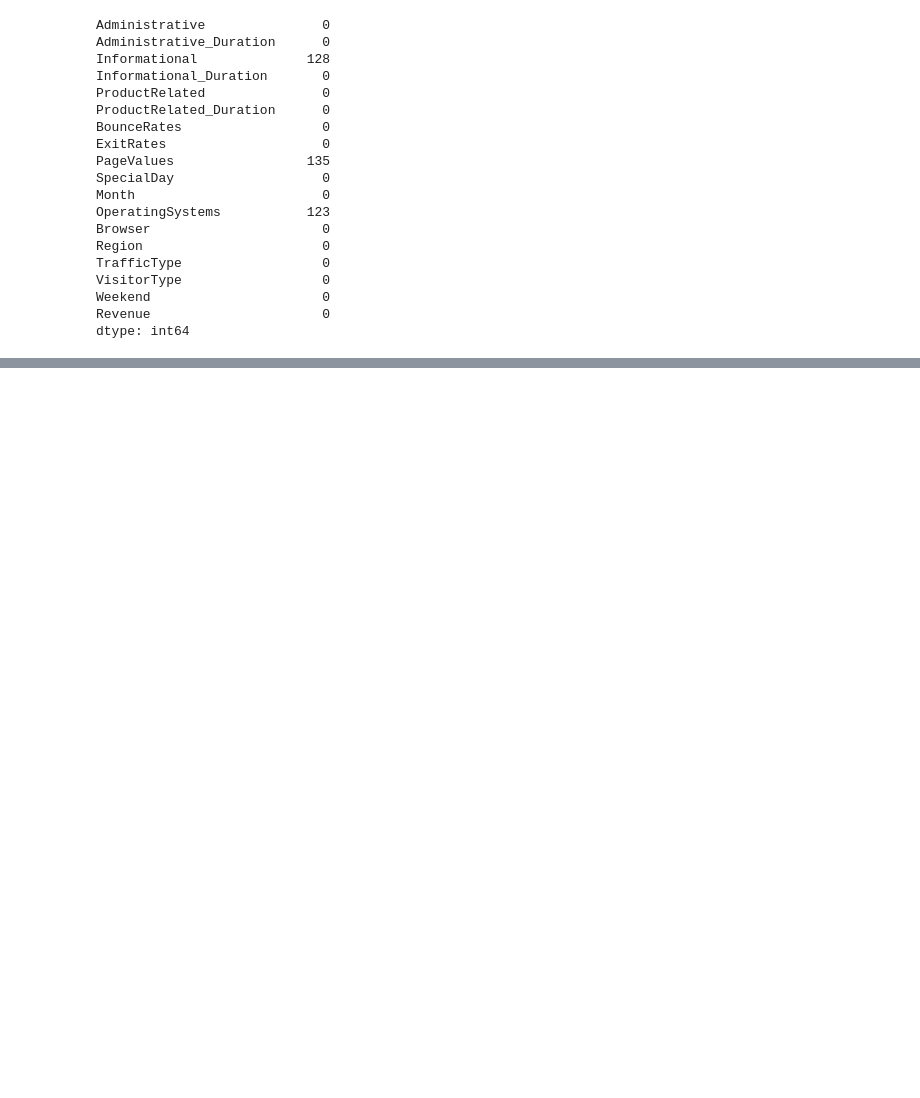
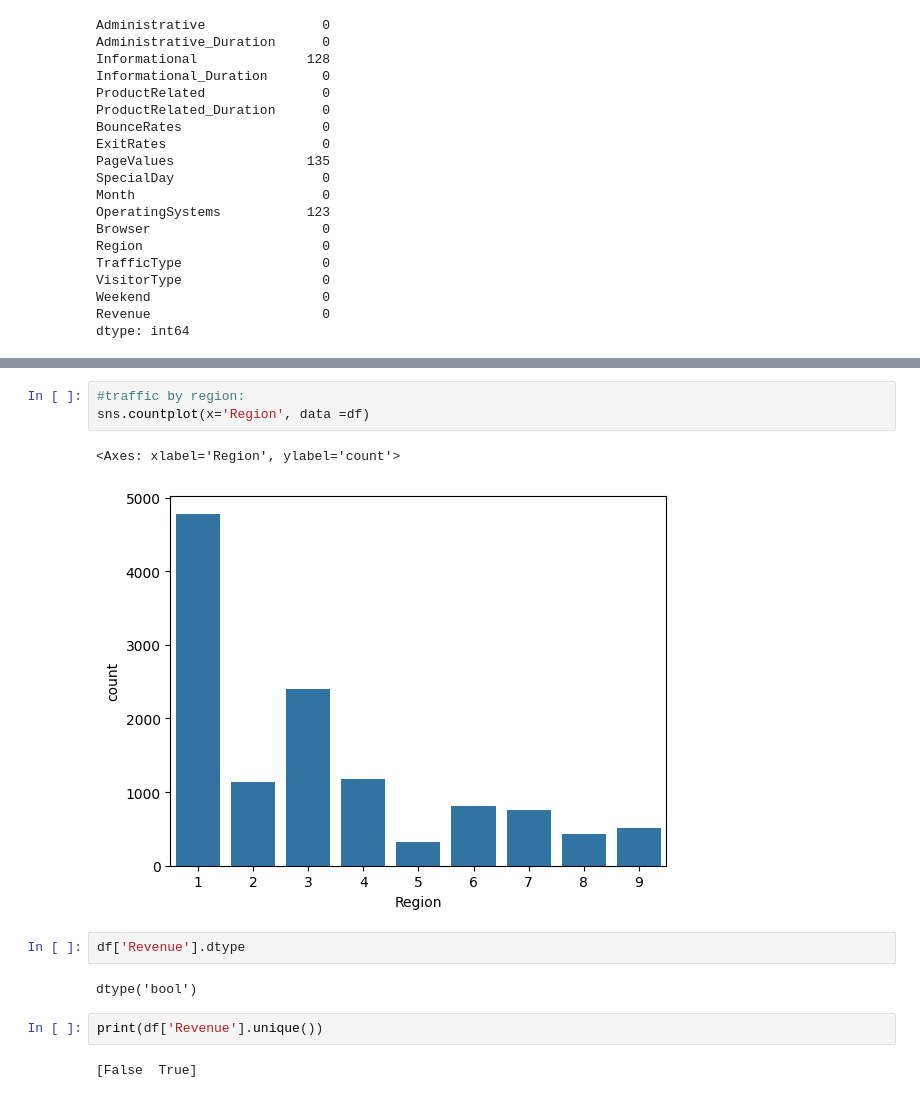
Before and after one commit to naomiw-usd/Final-Project, a Jupyter notebook: Final Project.ipynb, the cells around one changed output, grey strips where cells are left out. Drawn from its saved outputs; the diff is of its cells as text; blank space fills up the shorter version.

```diff
--- a/Final Project.ipynb
+++ b/Final Project.ipynb
@@ -158,0 +372,14 @@ df[df['OperatingSystems'].isnull()]
+# %%
+#traffic by region:
+sns.countplot(x='Region', data =df)
+# %% [output]
+<Axes: xlabel='Region', ylabel='count'>
+[figure, added]
+# %%
+df['Revenue'].dtype
+# %% [output]
+dtype('bool')
+# %%
+print(df['Revenue'].unique())
+# %% [output]
+[False  True]
```
Also changed, not shown: parts of 102 cells of this notebook.
